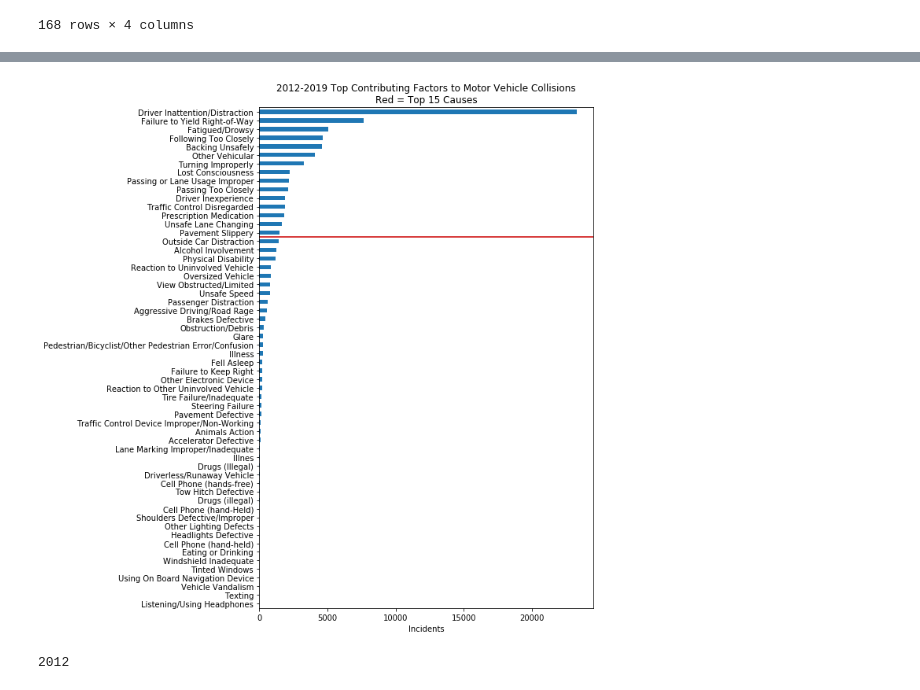
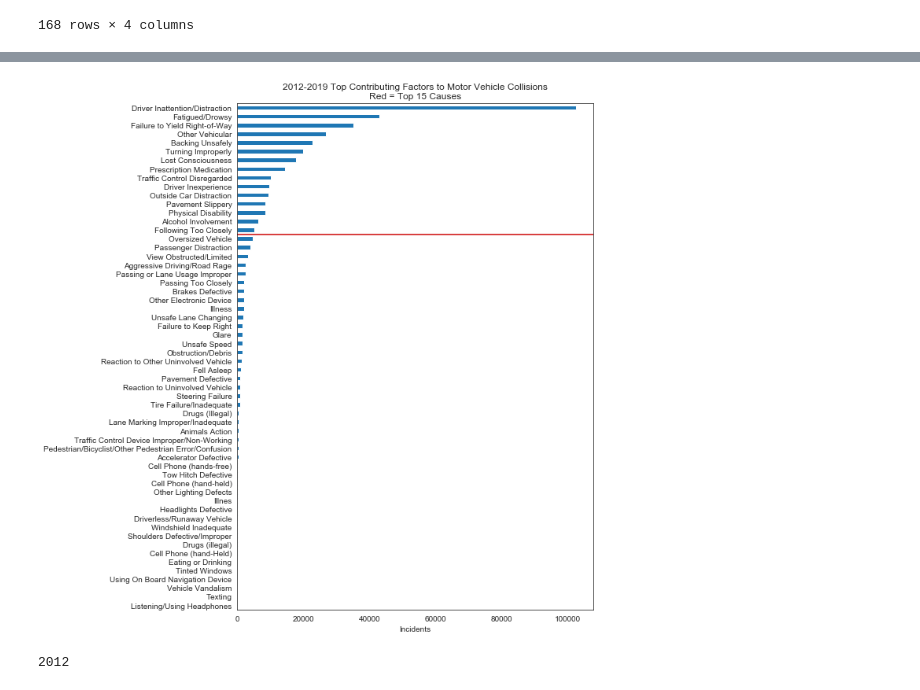
Before and after one commit to anthonype/cs816, a Jupyter notebook: src/nyc_mv_weather.ipynb, the cells around one changed output, grey strips where cells are left out. Drawn from its saved outputs; the diff is of its cells as text; code cells hidden in the pictures.

```diff
--- a/src/nyc_mv_weather.ipynb
+++ b/src/nyc_mv_weather.ipynb
@@ -274,17 +288,17 @@ results_noaa.shape
 # %%
 def plot_top_causes(data):
-    d = data[(data['year']<=2012) | ((data['month'] <=3) & (data['year']==2019))]
+    d = data[(data['year']<=2015) | ((data['month'] <=3) & (data['year']==2019))]
     d = d.groupby('reason').agg({'incidents': np.sum}).sort_values(by='incidents')
     d.plot(kind='barh', legend=False, figsize=(10,10))
     plt.title('2012-2019 Top Contributing Factors to Motor Vehicle Collisions\nRed = Top 15 Causes')
     plt.xlabel('Incidents')
     plt.ylabel('')
     plt.axhline(len(d)-15.5, color='#CC0000')
     plt.tight_layout()
     plt.savefig('nypd_largest_reasons.jpg', dpi=80)
 
 plot_top_causes(results_nypd)
 # %% [output]
-[figure, old version]
+[figure, new version]
 # %%
 data = results_nypd
```
Also changed, not shown: parts of 10 cells of this notebook, 6 other files.
